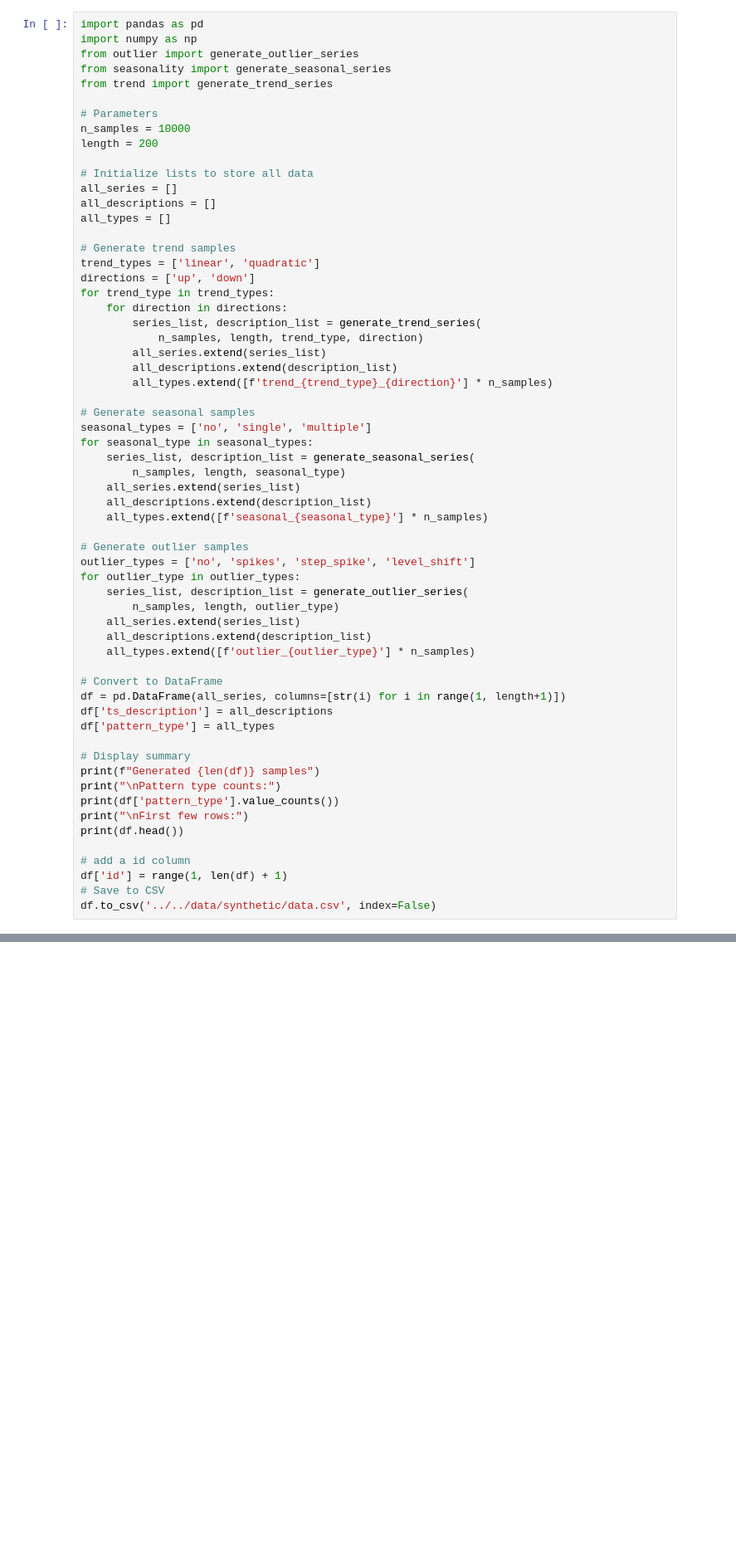
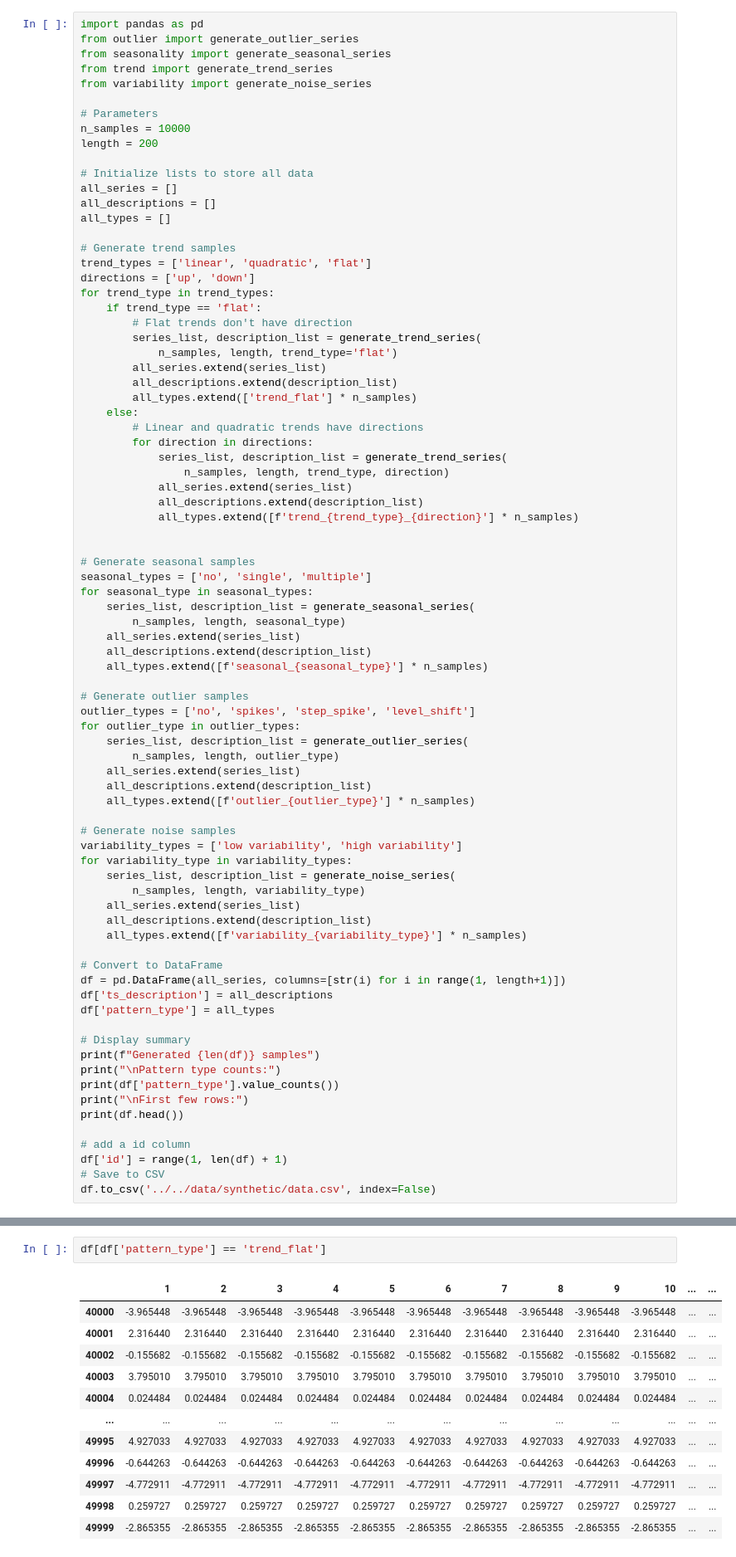
Before and after one commit to JiaxingQiu/llm_nicu_vitalsigns, a Jupyter notebook: script/Data_Synthetic/main.ipynb, the cells around one changed output, grey strips where cells are left out. Shown at 83% size. Cells and saved outputs as stored; diff of their text form; blank space fills up the shorter version.

```diff
--- a/script/Data_Synthetic/main.ipynb
+++ b/script/Data_Synthetic/main.ipynb
@@ -200,9 +257,9 @@ plt.show()
 # %%
 import pandas as pd
-import numpy as np
 from outlier import generate_outlier_series
 from seasonality import generate_seasonal_series
 from trend import generate_trend_series
+from variability import generate_noise_series
 
 # Parameters
 n_samples = 10000
@@ -214,15 +271,25 @@ all_descriptions = []
 all_types = []
 
 # Generate trend samples
-trend_types = ['linear', 'quadratic']
+trend_types = ['linear', 'quadratic', 'flat']
 directions = ['up', 'down']
 for trend_type in trend_types:
-    for direction in directions:
+    if trend_type == 'flat':
+        # Flat trends don't have direction
         series_list, description_list = generate_trend_series(
-            n_samples, length, trend_type, direction)
+            n_samples, length, trend_type='flat')
         all_series.extend(series_list)
         all_descriptions.extend(description_list)
-        all_types.extend([f'trend_{trend_type}_{direction}'] * n_samples)
+        all_types.extend(['trend_flat'] * n_samples)
+    else:
+        # Linear and quadratic trends have directions
+        for direction in directions:
+            series_list, description_list = generate_trend_series(
+                n_samples, length, trend_type, direction)
+            all_series.extend(series_list)
+            all_descriptions.extend(description_list)
+            all_types.extend([f'trend_{trend_type}_{direction}'] * n_samples)
+
 
 # Generate seasonal samples
 seasonal_types = ['no', 'single', 'multiple']
@@ -242,6 +309,15 @@ for outlier_type in outlier_types:
     all_descriptions.extend(description_list)
     all_types.extend([f'outlier_{outlier_type}'] * n_samples)
 
+# Generate noise samples
+variability_types = ['low variability', 'high variability']
+for variability_type in variability_types:
+    series_list, description_list = generate_noise_series(
+        n_samples, length, variability_type)
+    all_series.extend(series_list)
+    all_descriptions.extend(description_list)
+    all_types.extend([f'variability_{variability_type}'] * n_samples)
+
 # Convert to DataFrame
 df = pd.DataFrame(all_series, columns=[str(i) for i in range(1, length+1)])
 df['ts_description'] = all_descriptions
@@ -283,3 +359,18 @@ outlier_no              10000
 4  The time series exhibits a upward linear trend.  trend_linear_up
 
 [5 rows x 202 columns]
+# %%
+df[df['pattern_type'] == 'trend_flat']
+# %% [output]
+|  | 1 | 2 | 3 | 4 | 5 | 6 | 7 | 8 | 9 | 10 | ... | ... |
+| 40000 | -3.965448 | -3.965448 | -3.965448 | -3.965448 | -3.965448 | -3.965448 | -3.965448 | -3.965448 | -3.965448 | -3.965448 | ... | ... |
+| 40001 | 2.316440 | 2.316440 | 2.316440 | 2.316440 | 2.316440 | 2.316440 | 2.316440 | 2.316440 | 2.316440 | 2.316440 | ... | ... |
+| 40002 | -0.155682 | -0.155682 | -0.155682 | -0.155682 | -0.155682 | -0.155682 | -0.155682 | -0.155682 | -0.155682 | -0.155682 | ... | ... |
+| 40003 | 3.795010 | 3.795010 | 3.795010 | 3.795010 | 3.795010 | 3.795010 | 3.795010 | 3.795010 | 3.795010 | 3.795010 | ... | ... |
+| 40004 | 0.024484 | 0.024484 | 0.024484 | 0.024484 | 0.024484 | 0.024484 | 0.024484 | 0.024484 | 0.024484 | 0.024484 | ... | ... |
+| ... | ... | ... | ... | ... | ... | ... | ... | ... | ... | ... | ... | ... |
+| 49995 | 4.927033 | 4.927033 | 4.927033 | 4.927033 | 4.927033 | 4.927033 | 4.927033 | 4.927033 | 4.927033 | 4.927033 | ... | ... |
+| 49996 | -0.644263 | -0.644263 | -0.644263 | -0.644263 | -0.644263 | -0.644263 | -0.644263 | -0.644263 | -0.644263 | -0.644263 | ... | ... |
+| 49997 | -4.772911 | -4.772911 | -4.772911 | -4.772911 | -4.772911 | -4.772911 | -4.772911 | -4.772911 | -4.772911 | -4.772911 | ... | ... |
+| 49998 | 0.259727 | 0.259727 | 0.259727 | 0.259727 | 0.259727 | 0.259727 | 0.259727 | 0.259727 | 0.259727 | 0.259727 | ... | ... |
+| 49999 | -2.865355 | -2.865355 | -2.865355 | -2.865355 | -2.865355 | -2.865355 | -2.865355 | -2.865355 | -2.865355 | -2.865355 | ... | ... |
```
Also changed, not shown: parts of 6 cells of this notebook, 13 other files.
